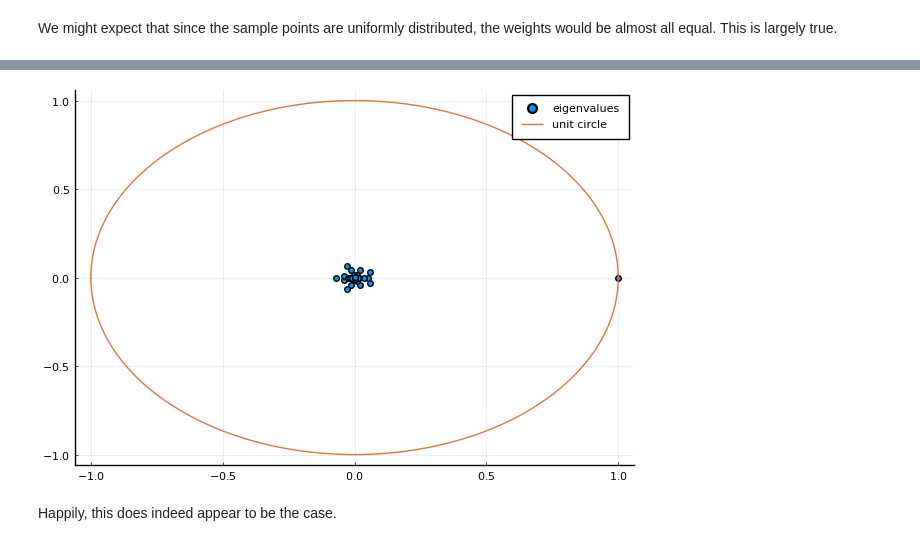
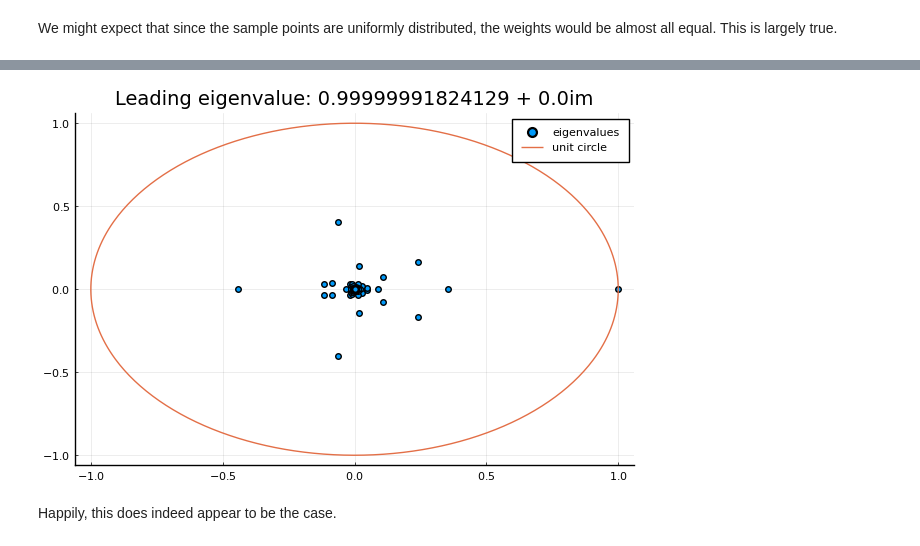
Before and after one commit to rcushen/thesis, a Jupyter notebook: Simulation #1.ipynb, the cells around one changed output, grey strips where cells are left out. Saved outputs shown, nothing was run; the diff lists cells and outputs as text; code cells hidden in the pictures.

```diff
--- a/Simulation #1.ipynb
+++ b/Simulation #1.ipynb
@@ -76,3 +80,3 @@ where the $z_i$ denote the centres of each RBF and $\epsilon$ is some bandwidth
 # %%
-ϵ = 1.;
+ϵ = range/basis_grid_size;
 c = π * ϵ^2;
@@ -194,5 +199,5 @@ Each of these integrals is computed over a Voronoi tesselation of the state spac
 # %%
 X = s;
-Y = S(X; map_type="cat");
+Y = S(X; map_type="standard");
 # %%
 Ξ = integrate_phiy(Y, basis_locs, range, 100, φ, ϵ);
@@ -208,3 +206,3 @@ This is now everything we need to compute the matrix $T$.
 # %%
-T = construct_T(w, Φ, Ξ, c);
+P = construct_P(w, Φ, Ξ, c);
 # %%
@@ -236,5 +234,5 @@ We expect that $L$ should have a leading unit eigenvalue, and all the remaining
 # %%
-λ, Λ = ordered_eigendecomp(T);
+λ, Λ = ordered_eigendecomp(P);
 # %%
 display(λ[1])
 # %% [output]
@@ -242,11 +240,12 @@ display(λ[1])
 # %%
 u, v = real.(λ), imag.(λ);
 xc, yc = cos.(LinRange(0, 2π, 500)), sin.(LinRange(0, 2π, 500));
 
 scatter(u, v, label="eigenvalues")
 plot!(xc, yc, label="unit circle")
+title!("Leading eigenvalue: $(λ[1])")
 # %% [output]
-[figure, old version]
+[figure, new version]
 # %% [markdown]
 Happily, this does indeed appear to be the case.
 # %% [markdown]
```
Also changed, not shown: parts of 40 cells of this notebook, 2 other files.
